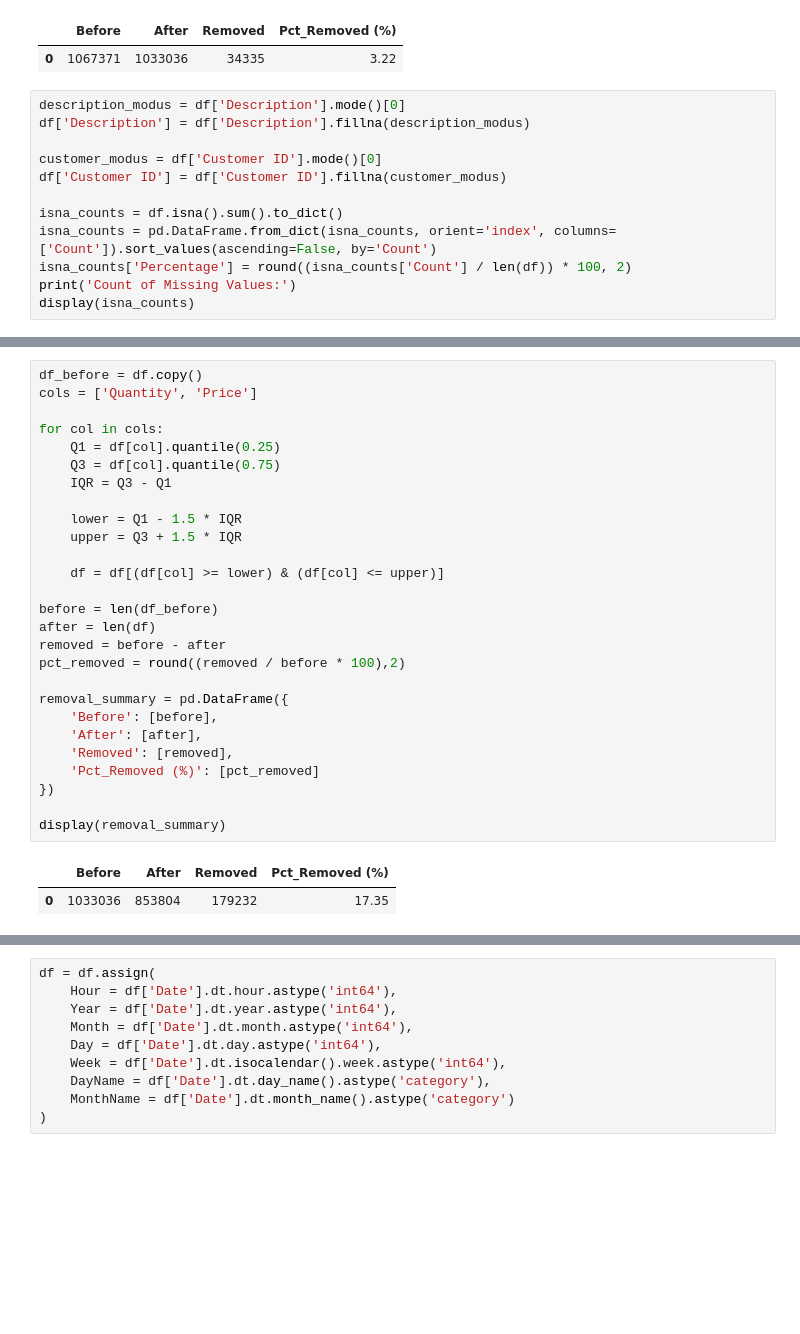
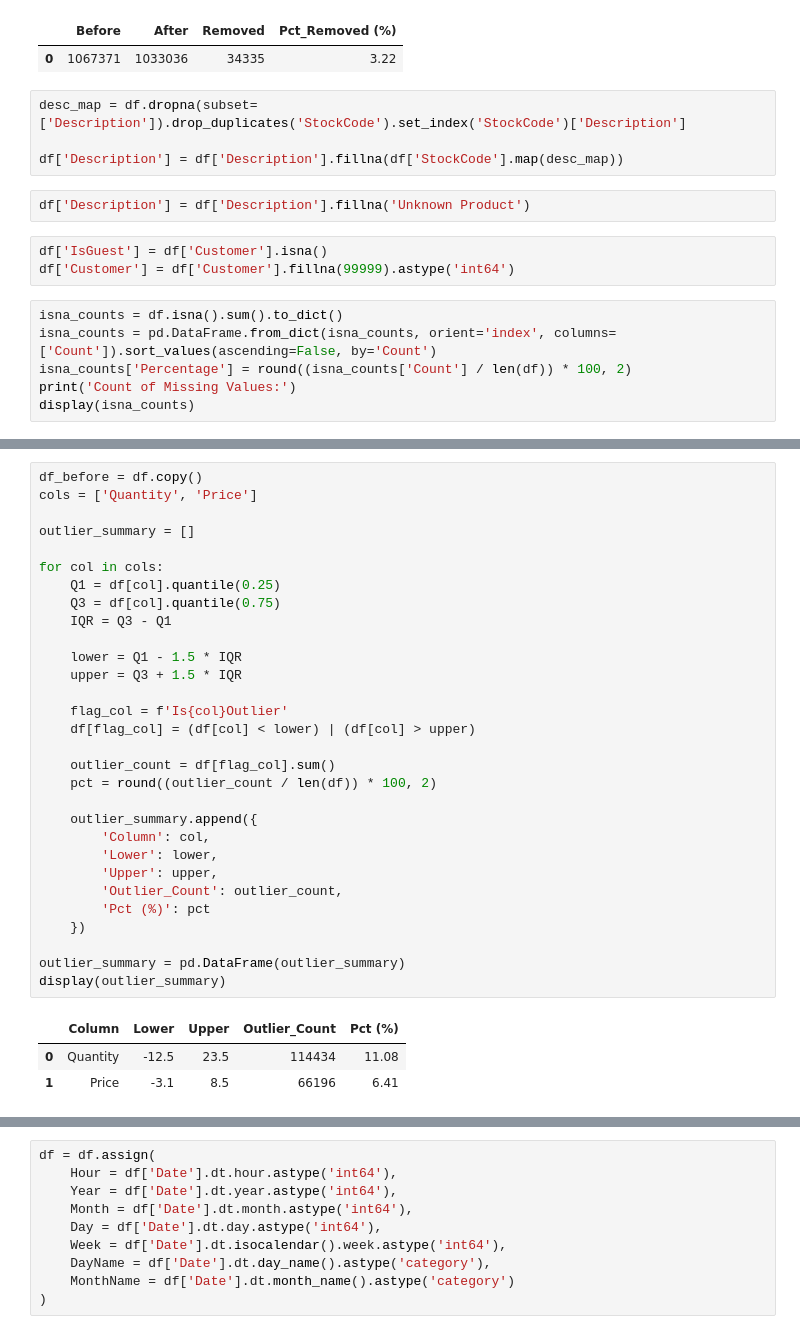
Before and after one commit to hansdarmawann/online-retail-ii-wrangling-1, a Jupyter notebook: notebooks/code.ipynb, the cells around one changed output, grey strips where cells are left out. Cells and saved outputs as stored; diff of their text form; blank space fills up the shorter version.

```diff
--- a/notebooks/code.ipynb
+++ b/notebooks/code.ipynb
@@ -134,13 +184,16 @@ display(removal_summary)
 # %% [output]
 |  | Before | After | Removed | Pct_Removed (%) |
 | 0 | 1067371 | 1033036 | 34335 | 3.22 |
+# %%
+desc_map = df.dropna(subset=['Description']).drop_duplicates('StockCode').set_index('StockCode')['Description']
+
+df['Description'] = df['Description'].fillna(df['StockCode'].map(desc_map))
+# %%
+df['Description'] = df['Description'].fillna('Unknown Product')
+# %%
+df['IsGuest'] = df['Customer'].isna()
+df['Customer'] = df['Customer'].fillna(99999).astype('int64')
 # %%
-description_modus = df['Description'].mode()[0]
-df['Description'] = df['Description'].fillna(description_modus)
-
-customer_modus = df['Customer ID'].mode()[0]
-df['Customer ID'] = df['Customer ID'].fillna(customer_modus)
-
 isna_counts = df.isna().sum().to_dict()
 isna_counts = pd.DataFrame.from_dict(isna_counts, orient='index', columns=['Count']).sort_values(ascending=False, by='Count')
 isna_counts['Percentage'] = round((isna_counts['Count'] / len(df)) * 100, 2)
@@ -160,30 +214,34 @@ Count of Missing Values:
 # %%
 df_before = df.copy()
 cols = ['Quantity', 'Price']
+
+outlier_summary = []
 
 for col in cols:
     Q1 = df[col].quantile(0.25)
     Q3 = df[col].quantile(0.75)
     IQR = Q3 - Q1
 
     lower = Q1 - 1.5 * IQR
     upper = Q3 + 1.5 * IQR
 
-    df = df[(df[col] >= lower) & (df[col] <= upper)]
+    flag_col = f'Is{col}Outlier'
+    df[flag_col] = (df[col] < lower) | (df[col] > upper)
 
-before = len(df_before)
-after = len(df)
-removed = before - after
-pct_removed = round((removed / before * 100),2)
+    outlier_count = df[flag_col].sum()
+    pct = round((outlier_count / len(df)) * 100, 2)
 
-removal_summary = pd.DataFrame({
-    'Before': [before],
-    'After': [after],
-    'Removed': [removed],
-    'Pct_Removed (%)': [pct_removed]
-})
+    outlier_summary.append({
+        'Column': col,
+        'Lower': lower,
+        'Upper': upper,
+        'Outlier_Count': outlier_count,
+        'Pct (%)': pct
+    })
 
-display(removal_summary)
+outlier_summary = pd.DataFrame(outlier_summary)
+display(outlier_summary)
 # %% [output]
-|  | Before | After | Removed | Pct_Removed (%) |
-| 0 | 1033036 | 853804 | 179232 | 17.35 |
+|  | Column | Lower | Upper | Outlier_Count | Pct (%) |
+| 0 | Quantity | -12.5 | 23.5 | 114434 | 11.08 |
+| 1 | Price | -3.1 | 8.5 | 66196 | 6.41 |
```
Also changed, not shown: parts of 18 cells of this notebook, 1 other file.
